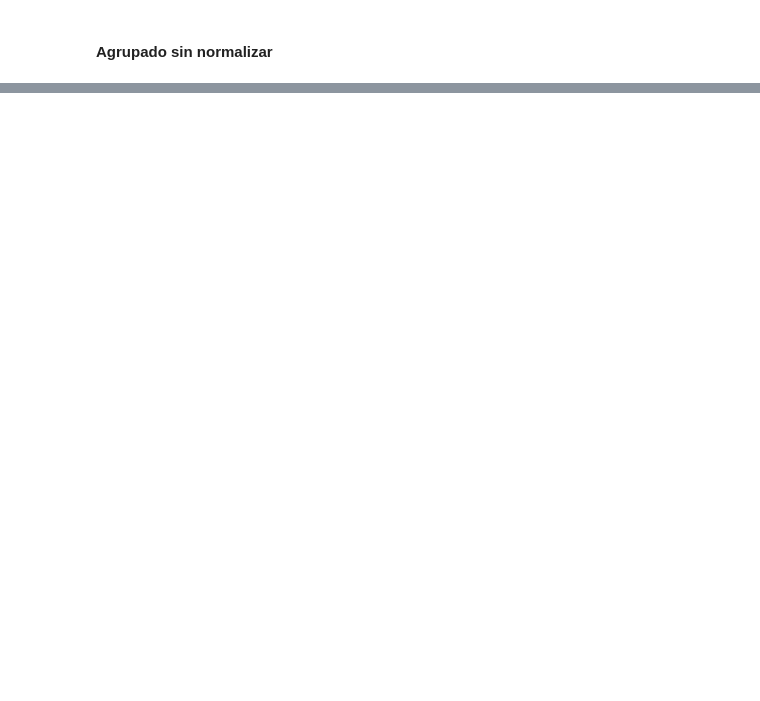
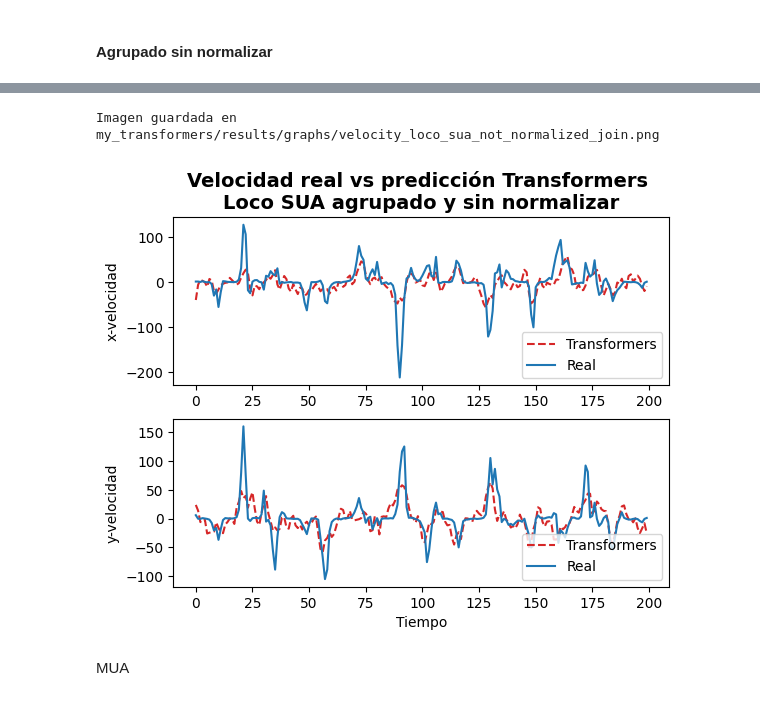
Before and after one commit to pmelof/tesis_transformers, a Jupyter notebook: order copy.ipynb, the cells around one changed output, grey strips where cells are left out. Drawn from its saved outputs; the diff is of its cells as text; code cells hidden in the pictures; blank space fills up the shorter version.

```diff
--- a/order copy.ipynb
+++ b/order copy.ipynb
@@ -1778,0 +1871,24 @@ graphVelocities(y_test=y_test,
+# %%
+# Obtener velocidades
+dir_results = "my_transformers/eval/only_velocity/not_normalized/results/loco/sua"
+file_results = "join_loco_20170217_02_loco_20170227_04.h5"
+method = "transformers"
+y_test, y_test_pred = getVelocities(dir_results=dir_results, file_results=file_results, method=method)
+# %%
+# Grafico velocidades
+graphVelocities(y_test=y_test,
+                y_test_pred=y_test_pred,
+                title="Velocidad real vs predicción Transformers \nLoco SUA agrupado y sin normalizar",
+                x_label_1="",
+                y_label_1="x-velocidad",
+                x_label_2="Tiempo",
+                y_label_2="y-velocidad",
+                method="Transformers",
+                output_filepath= "my_transformers/results/graphs/velocity_loco_sua_not_normalized_join.png",
+                init=1750,
+                end=1950)
+# %% [output]
+Imagen guardada en my_transformers/results/graphs/velocity_loco_sua_not_normalized_join.png
+[figure, added]
+# %% [markdown]
+MUA
```
Also changed, not shown: parts of 23 cells of this notebook.
